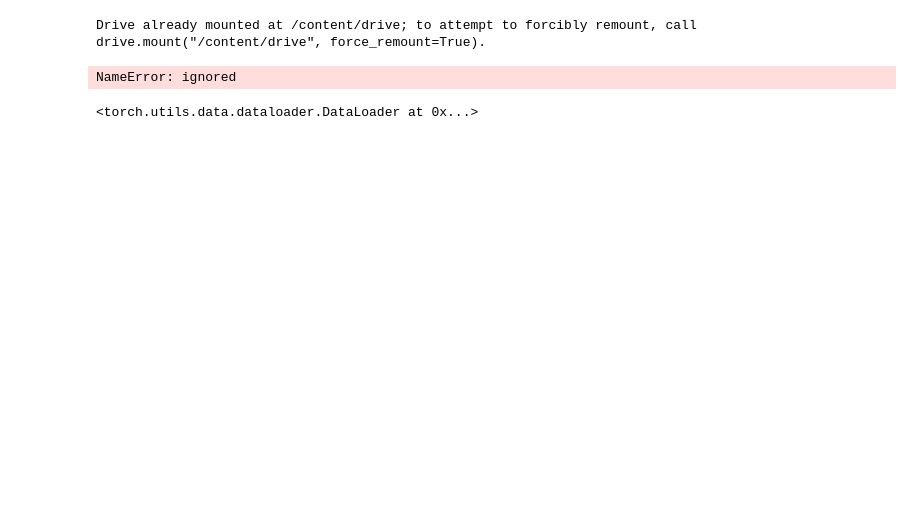
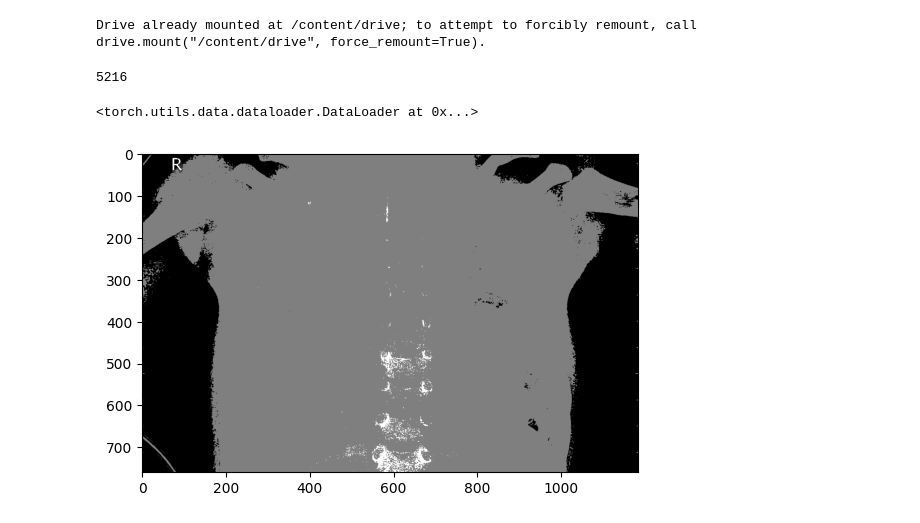
Before and after one commit to ethanarsht/detective-dogs, a Jupyter notebook: Ethan_Custom_Dataset_DataLoader_DataModule.ipynb, the cells around one changed output. Drawn from its saved outputs; the diff is of its cells as text; code cells hidden in the pictures; blank space fills up the shorter version.

```diff
--- a/Ethan_Custom_Dataset_DataLoader_DataModule.ipynb
+++ b/Ethan_Custom_Dataset_DataLoader_DataModule.ipynb
@@ -80,7 +80,7 @@ class CustomImageDataset(Dataset):
         transformations, and therefore, it would make more sense to decide those
         transformations outside the dataset class and pass it to the dataset!
         """
-        self.img_labels = csv_file
+        self.img_labels = pd.read_csv(csv_file)
         self.img_dir = img_dir_path
         self.transform = transform
 
@@ -88,6 +88,7 @@ class CustomImageDataset(Dataset):
         """
         Returns: (int) length of your dataset
         """
+
         return len(self.img_labels)
 
     def __getitem__(self, idx):
@@ -144,8 +131,10 @@ although some transformations are PIL-only and some are tensor-only.
 # therefore, you will have to experiment with what works with your image!
 # or read the documentation!
 
+import torchvision.transforms as T
 
-import torchvision.transforms as T
+# mean_width = 1424.1973954763537
+# mean_height = 1061.5017135023988
 
 transforms = T.Compose(
     [
@@ -154,7 +143,13 @@ transforms = T.Compose(
         # you will need to convert uit to a Tensor eventually!
 
         T.RandomAdjustSharpness(sharpness_factor=2),
-        T.RandomPosterize(bits=4, p=0.5)
+        T.RandomPosterize(bits=4, p=0.5),
+        T.ColorJitter(brightness = (0,.2), contrast = (0,.2), saturation = (0,.2),
+                      hue = (0,.2)
+                      ),
+        T.RandomAutocontrast(p = .5)
+        # T.Resize((mean_width, mean_height))
+
         # this is just an example. I randomly selected some.
         # Choose your own more carefully! :)
         # you will definitely want to RESIZE your image! if you don't want to
@@ -195,17 +190,35 @@ transforms = T.Compose(
 # to a mega csv) or you can pass it an already subsetted csv or df!
 
 training_data = CustomImageDataset('drive/MyDrive/pneumonia_images/train/train.csv',
-                                   'drive/MyDrive/pneumonia_images/train/NORMAL',
+                                   'drive/MyDrive/pneumonia_images/train/train_images',
                                    transforms)
-#val_data = CustomImageDataset('drive/MyDrive/pneumonia_images/', img_dir_path, transforms)
-#test_data = CustomImageDataset('drive/MyDrive/pneumonia_images/', img_dir_path, transforms)
+val_data = CustomImageDataset('drive/MyDrive/pneumonia_images/val/val.csv',
+                              'drive/MyDrive/pneumonia_images/val/val_images',
+                               transforms)
+test_data = CustomImageDataset('drive/MyDrive/pneumonia_images/test/test.csv',
+                              'drive/MyDrive/pneumonia_images/test/test_images',
+                               transforms)
 
 train_dataloader = DataLoader(training_data, batch_size=64, shuffle=True)
 val_dataloader = DataLoader(val_data, batch_size=64, shuffle=True)
 test_dataloader = DataLoader(test_data, batch_size=64, shuffle=True)
-# %% [output]
-NameError: ignored
+# %%
+len(training_data)
+# %% [output]
+5216
 # %%
 train_dataloader
 # %% [output]
 <torch.utils.data.dataloader.DataLoader at 0x...>
+# %%
+import numpy as np
+import matplotlib.pyplot as plt
+
+# Assuming training_data is a 3D tensor with shape (a, b, c)
+tensor_2d = training_data[1][0][0,:,:]
+
+# Plot the resulting 2D tensor
+plt.imshow(tensor_2d, cmap='gray')
+plt.show()
+# %% [output]
+[figure, added]
```
Also changed, not shown: parts of 2 cells of this notebook.
